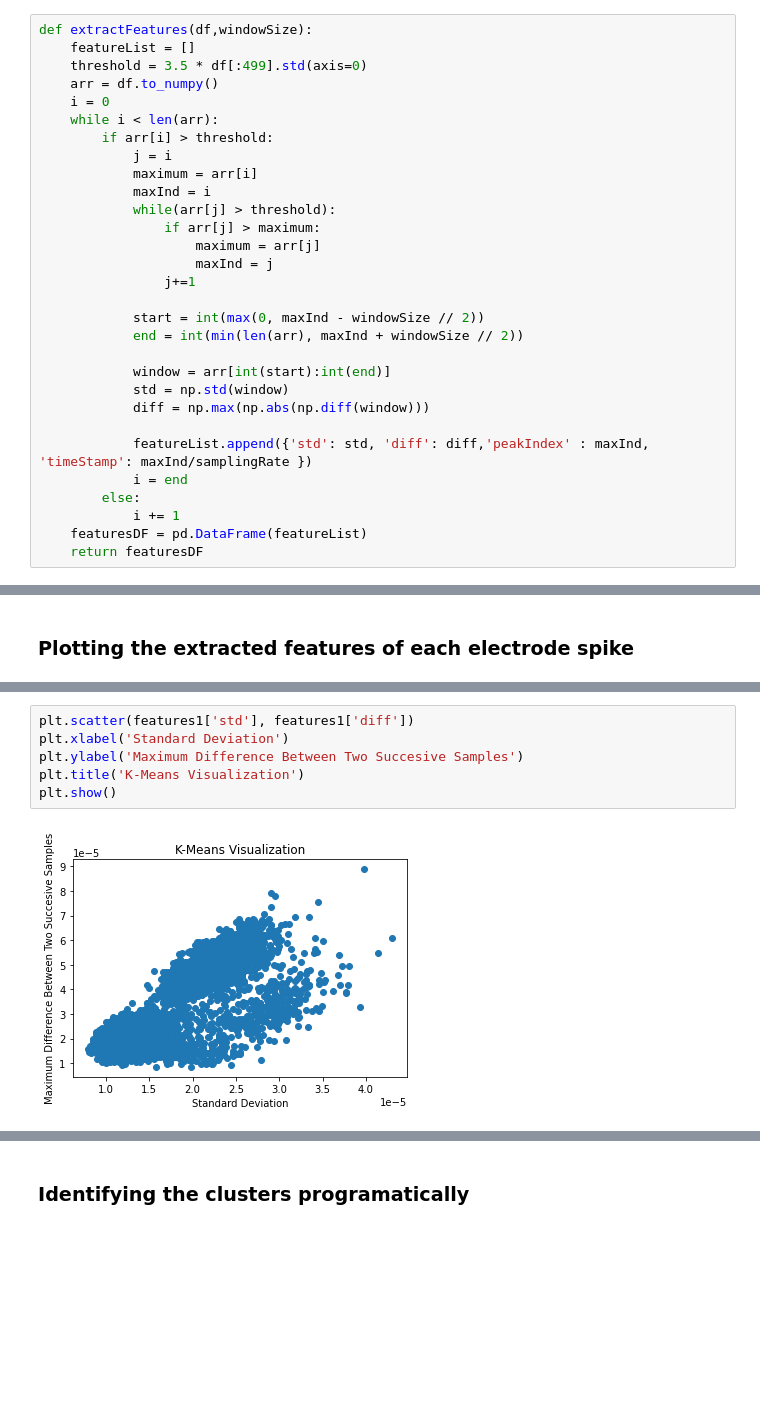
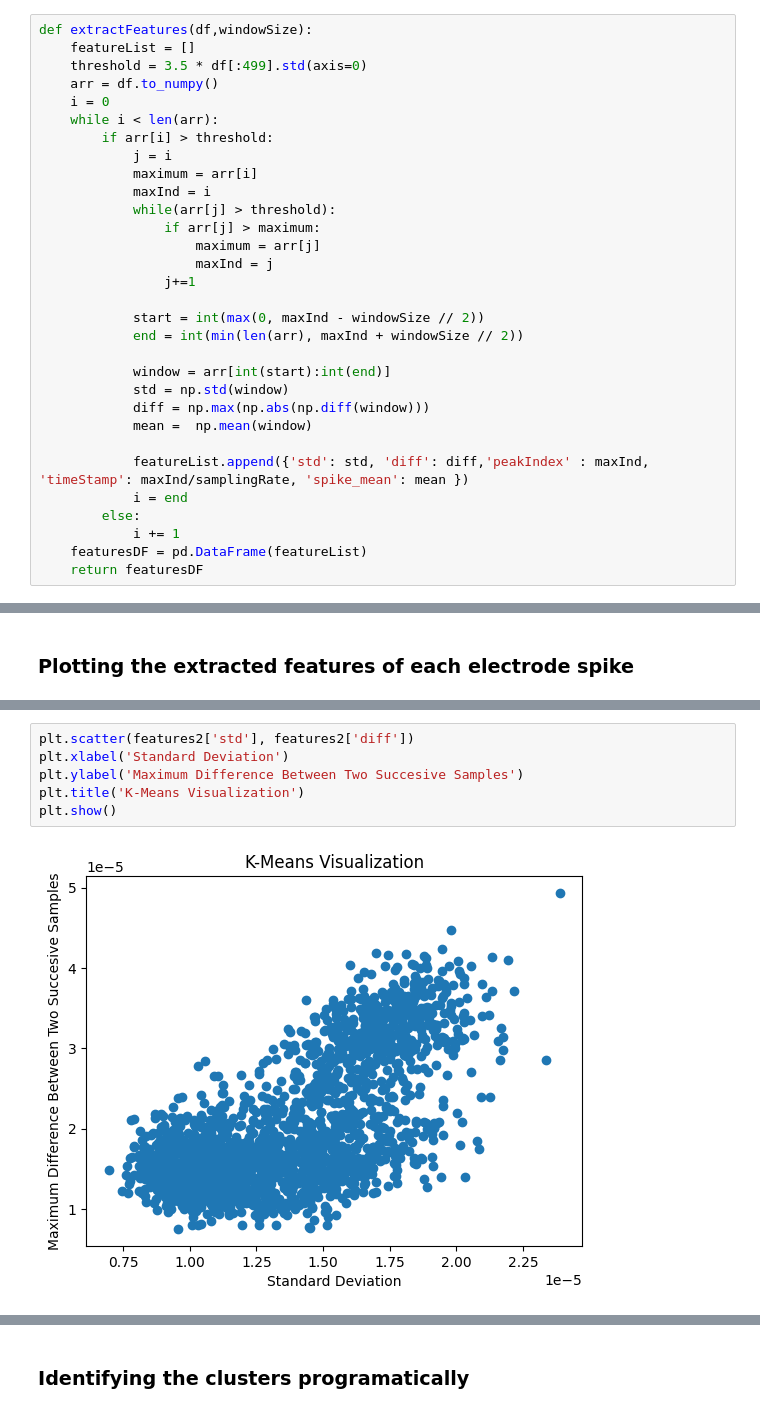
Before and after one commit to omarelwaliely/SpikeSorting, a Jupyter notebook: spikeSort.ipynb, the cells around one changed output, grey strips where cells are left out. Drawn from its saved outputs; the diff is of its cells as text; blank space fills up the shorter version.

```diff
--- a/spikeSort.ipynb
+++ b/spikeSort.ipynb
@@ -77,8 +77,9 @@ def extractFeatures(df,windowSize):
             window = arr[int(start):int(end)]
             std = np.std(window)
             diff = np.max(np.abs(np.diff(window)))
+            mean =  np.mean(window)
 
-            featureList.append({'std': std, 'diff': diff,'peakIndex' : maxInd, 'timeStamp': maxInd/samplingRate })
+            featureList.append({'std': std, 'diff': diff,'peakIndex' : maxInd, 'timeStamp': maxInd/samplingRate, 'spike_mean': mean })
             i = end
         else:
             i += 1
@@ -133,9 +136,9 @@ By visual inspection of the plotted features, we can identify 3 clusters for ele
 # %%
-plt.scatter(features1['std'], features1['diff'])
+plt.scatter(features2['std'], features2['diff'])
 plt.xlabel('Standard Deviation')
 plt.ylabel('Maximum Difference Between Two Succesive Samples')
 plt.title('K-Means Visualization')
 plt.show()
 # %% [output]
-[figure, old version]
+[figure, new version]
 # %% [markdown]
```
Also changed, not shown: parts of 35 cells of this notebook.
